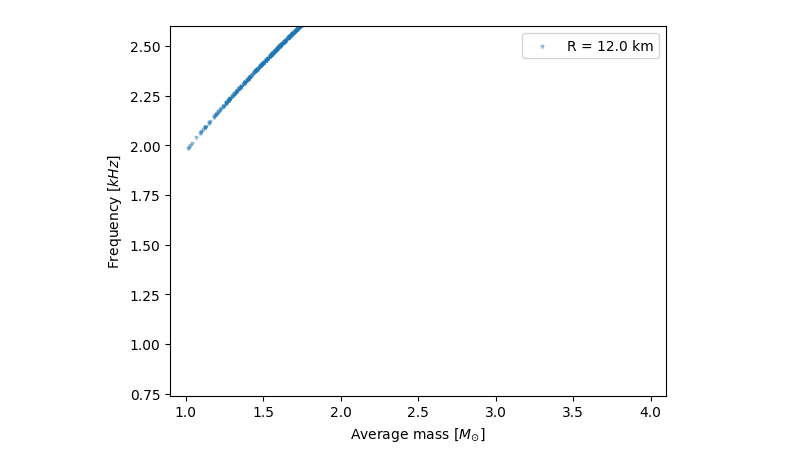
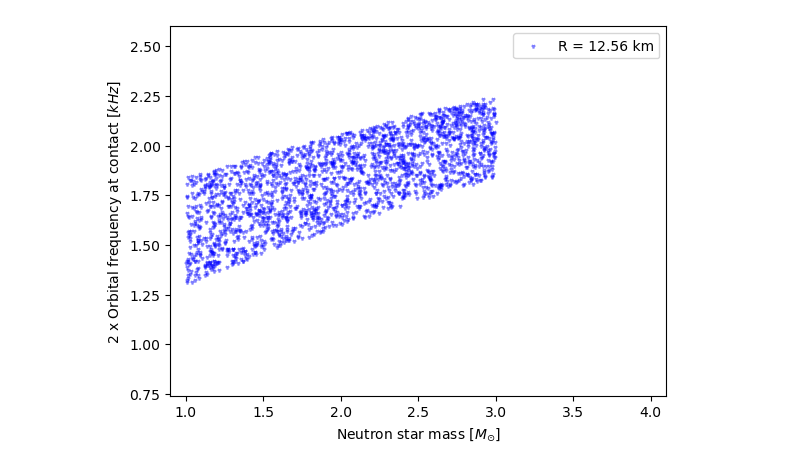
Before and after one commit to landryp/ns-fmodes, a Jupyter notebook: contact_BNS.ipynb, the cells around one changed output. Cells and saved outputs as stored; diff of their text form; code cells hidden in the pictures.

Commit message:
factor of 2 in contact freq, plot distribution

```diff
--- a/contact_BNS.ipynb
+++ b/contact_BNS.ipynb
@@ -40,28 +40,31 @@ plt.savefig('histogram_BNS.png')
 # %%
 from astropy.constants import G
 
-for a_val in [12]:
+for a_val in [12.56]: # median from arXiv:2106.05313 PSR+GW+NICER
     a = a_val * u.km
-    num = (4*np.pi**2) * a**3
+    num = (4*np.pi**2) * (2.*a)**3
     dem = G*(m1+m2)
     P = np.sqrt(num/dem)
-    f_kepler = (1/P).to(u.Hz)
+    f_kepler = (1/P).to(u.Hz) # this is an orbital frequency (GW frequency would be double)
     m_avg = (m1+m2)/2
 
     lower = np.percentile(f_kepler, 5)
     upper = np.percentile(f_kepler, 95)
     median = np.percentile(f_kepler, 50)
     mean = np.mean(f_kepler)
 
-    plt.scatter(m_avg, f_kepler.to(u.kHz), alpha=0.5, s=10, marker = "1", label = f"R = {a}")
+    plt.scatter(m1, 2.*f_kepler.to(u.kHz), alpha=0.5, s=10, marker = "1", label = f"R = {a}", c='b')
+    plt.scatter(m2, 2.*f_kepler.to(u.kHz), alpha=0.5, s=10, marker = "1", c='b')
+    # strongest resonance occurs when f-mode frequency is twice orbital frequency, cf. arXiv:astro-ph/9812116
+    # so check if f-mode frequency is ever below twice orbital frequency at contact (which happens to be equal to the GW contact frequency)
 plt.ylim(0.74, 2.6)
 plt.xlim(0.9, 4.1)
-plt.xlabel(r'Average mass $[M_{\odot}]$')
-plt.ylabel(r'Frequency $[kHz]$')
+plt.xlabel(r'Neutron star mass $[M_{\odot}]$')
+plt.ylabel(r'2 x Orbital frequency at contact $[kHz]$')
 plt.legend()
 plt.savefig('contact_BNS.png')
 # %% [output]
-[figure, old version]
+[figure, new version]
 # %%
 df = pd.DataFrame({"m1": m1.value.squeeze(), "m2": m2.value.squeeze()})
 df['f_kepler'] = f_kepler.value.squeeze()
```
Also changed, not shown: parts of 3 cells of this notebook, 2 other files.
